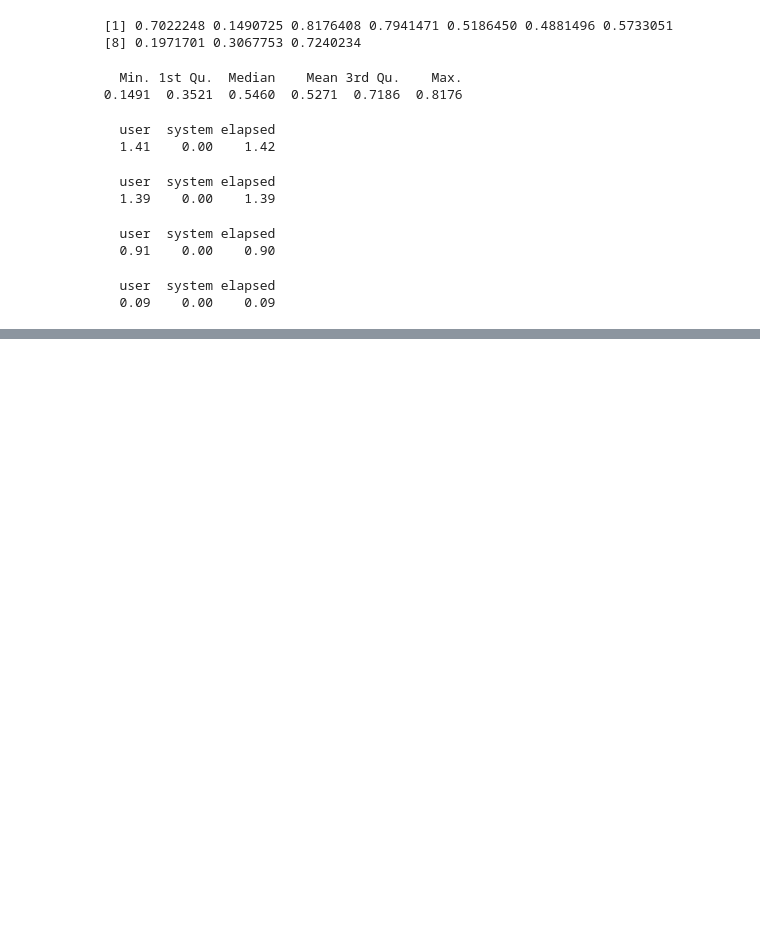
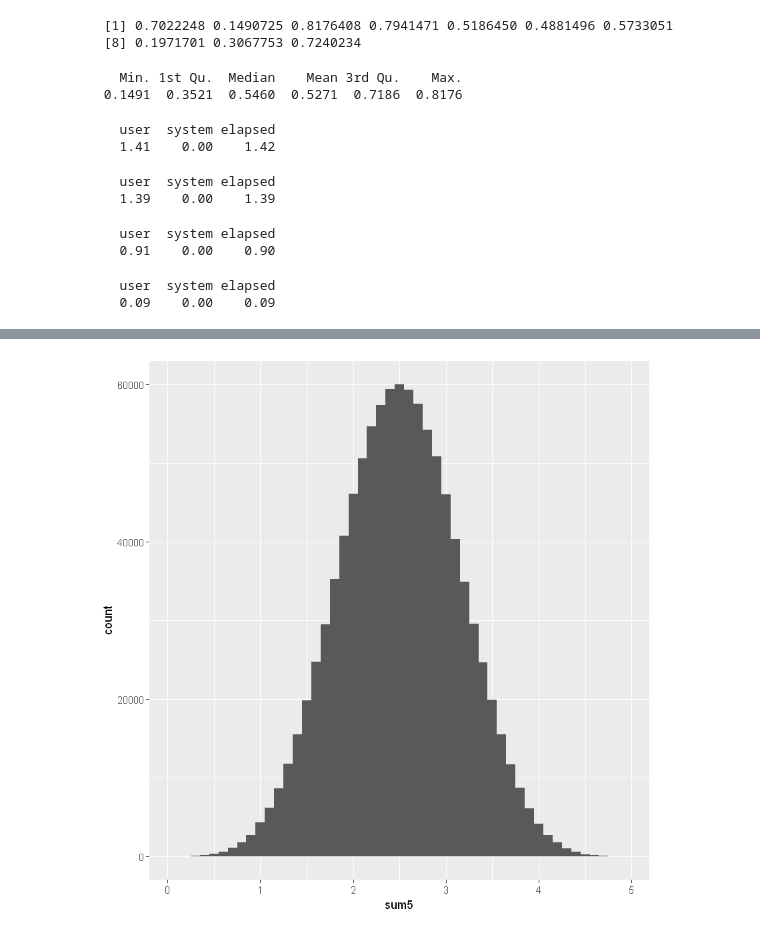
Before and after one commit to mlaai/Deep-Learning, a Jupyter notebook: Code/Projects/Data/RQuickReference.ipynb, the cells around one changed output, grey strips where cells are left out. Cells and saved outputs as stored; diff of their text form; code cells hidden in the pictures; blank space fills up the shorter version.

```diff
--- a/Code/Projects/Data/RQuickReference.ipynb
+++ b/Code/Projects/Data/RQuickReference.ipynb
@@ -800,0 +816,5 @@ system.time(sum5 <- colSums(matrix(runif(n=nuni*reps), nrow=nuni)))
+# %%
+ggplot(d5, aes(sum5))+
+    geom_histogram(binwidth=0.1)
+# %% [output]
+[figure, added]
```
Also changed, not shown: parts of 28 cells of this notebook.
